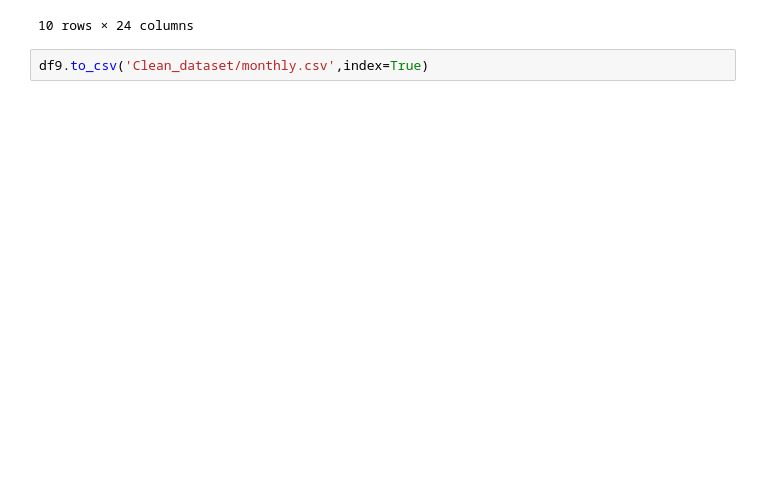
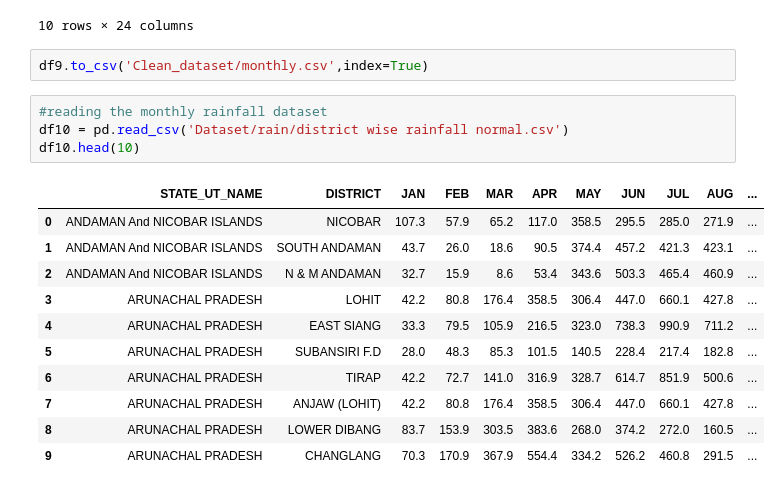
Before and after one commit to piyush-mk/TRINIT_ExeAI_ML, a Jupyter notebook: preprocess.ipynb, the cells around one changed output. Drawn from its saved outputs; the diff is of its cells as text; blank space fills up the shorter version.

```diff
--- a/preprocess.ipynb
+++ b/preprocess.ipynb
@@ -487,3 +487,19 @@ df9.head(10)
 10 rows × 24 columns
 # %%
 df9.to_csv('Clean_dataset/monthly.csv',index=True)
+# %%
+#reading the monthly rainfall dataset
+df10 = pd.read_csv('Dataset/rain/district wise rainfall normal.csv')
+df10.head(10)
+# %% [output]
+|  | STATE_UT_NAME | DISTRICT | JAN | FEB | MAR | APR | MAY | JUN | JUL | AUG | ... |
+| 0 | ANDAMAN And NICOBAR ISLANDS | NICOBAR | 107.3 | 57.9 | 65.2 | 117.0 | 358.5 | 295.5 | 285.0 | 271.9 | ... |
+| 1 | ANDAMAN And NICOBAR ISLANDS | SOUTH ANDAMAN | 43.7 | 26.0 | 18.6 | 90.5 | 374.4 | 457.2 | 421.3 | 423.1 | ... |
+| 2 | ANDAMAN And NICOBAR ISLANDS | N & M ANDAMAN | 32.7 | 15.9 | 8.6 | 53.4 | 343.6 | 503.3 | 465.4 | 460.9 | ... |
+| 3 | ARUNACHAL PRADESH | LOHIT | 42.2 | 80.8 | 176.4 | 358.5 | 306.4 | 447.0 | 660.1 | 427.8 | ... |
+| 4 | ARUNACHAL PRADESH | EAST SIANG | 33.3 | 79.5 | 105.9 | 216.5 | 323.0 | 738.3 | 990.9 | 711.2 | ... |
+| 5 | ARUNACHAL PRADESH | SUBANSIRI F.D | 28.0 | 48.3 | 85.3 | 101.5 | 140.5 | 228.4 | 217.4 | 182.8 | ... |
+| 6 | ARUNACHAL PRADESH | TIRAP | 42.2 | 72.7 | 141.0 | 316.9 | 328.7 | 614.7 | 851.9 | 500.6 | ... |
+| 7 | ARUNACHAL PRADESH | ANJAW (LOHIT) | 42.2 | 80.8 | 176.4 | 358.5 | 306.4 | 447.0 | 660.1 | 427.8 | ... |
+| 8 | ARUNACHAL PRADESH | LOWER DIBANG | 83.7 | 153.9 | 303.5 | 383.6 | 268.0 | 374.2 | 272.0 | 160.5 | ... |
+| 9 | ARUNACHAL PRADESH | CHANGLANG | 70.3 | 170.9 | 367.9 | 554.4 | 334.2 | 526.2 | 460.8 | 291.5 | ... |
```
Also changed, not shown: parts of 3 cells of this notebook.
